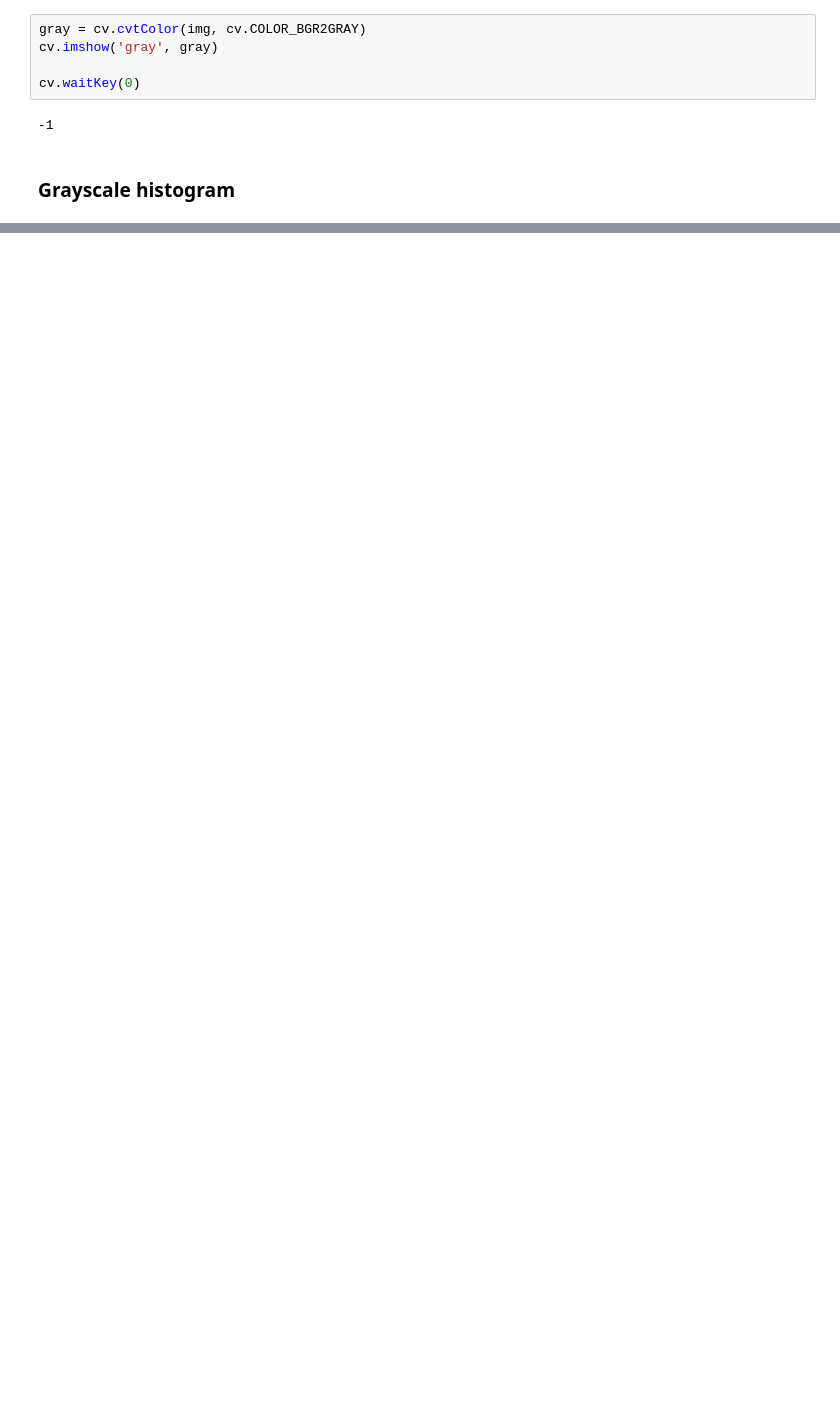
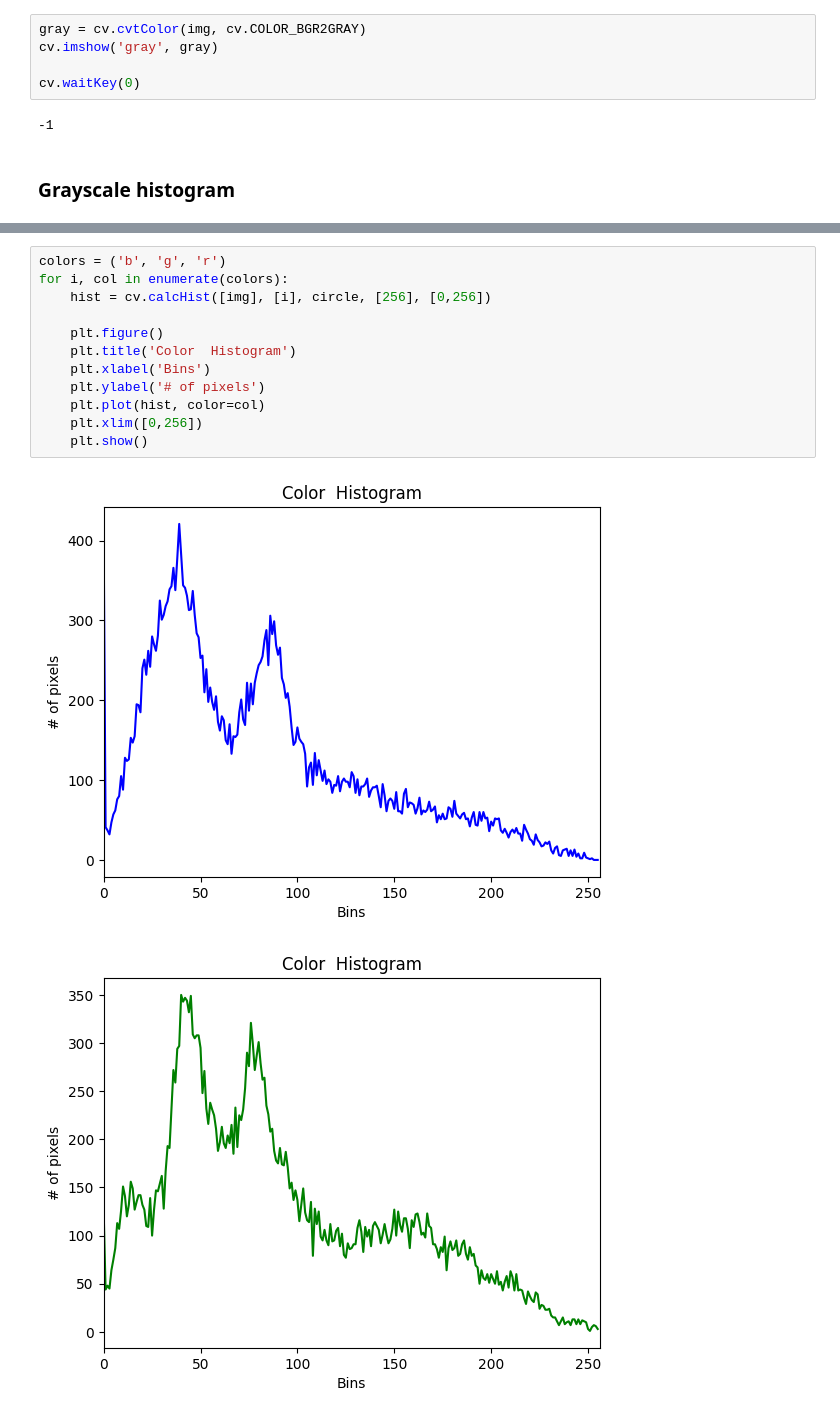
Before and after one commit to sudo-flech/intro-compvis, a Jupyter notebook: read.ipynb, the cells around one changed output, grey strips where cells are left out. Cells and saved outputs as stored; diff of their text form; blank space fills up the shorter version.

```diff
--- a/read.ipynb
+++ b/read.ipynb
@@ -775,0 +815,15 @@ plt.show()
+# %%
+colors = ('b', 'g', 'r')
+for i, col in enumerate(colors):
+    hist = cv.calcHist([img], [i], circle, [256], [0,256])
+
+    plt.figure()
+    plt.title('Color  Histogram')
+    plt.xlabel('Bins')
+    plt.ylabel('# of pixels')
+    plt.plot(hist, color=col)
+    plt.xlim([0,256])
+    plt.show()
+# %% [output]
+[figure, added]
+[figure, added]
```
Also changed, not shown: parts of 20 cells of this notebook.
